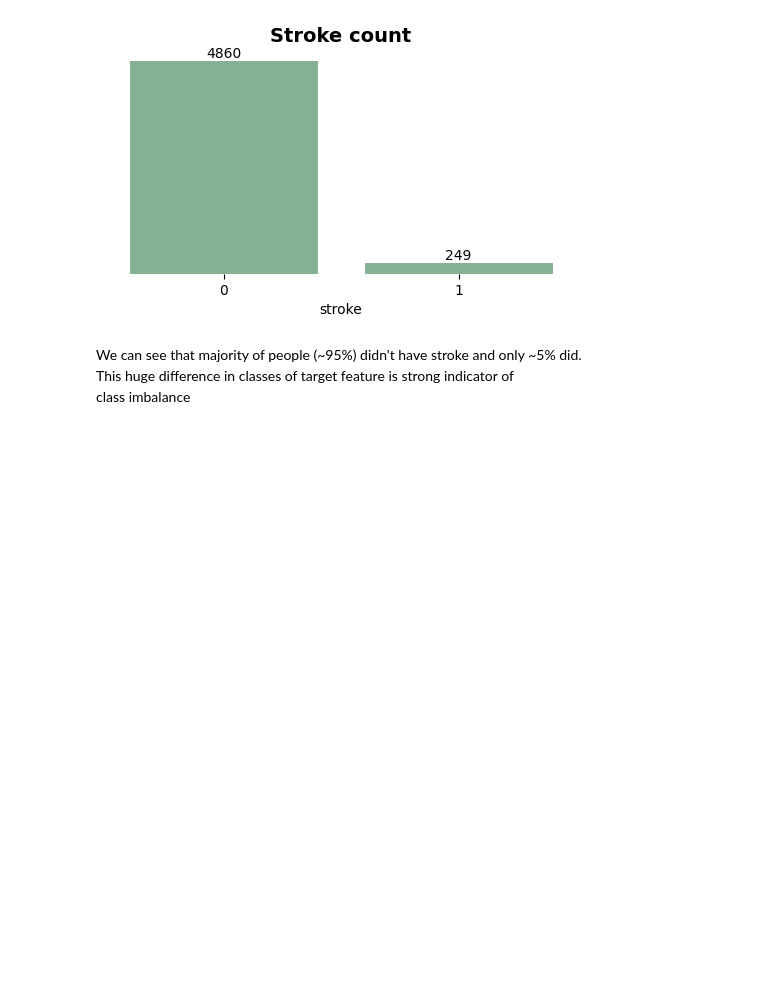
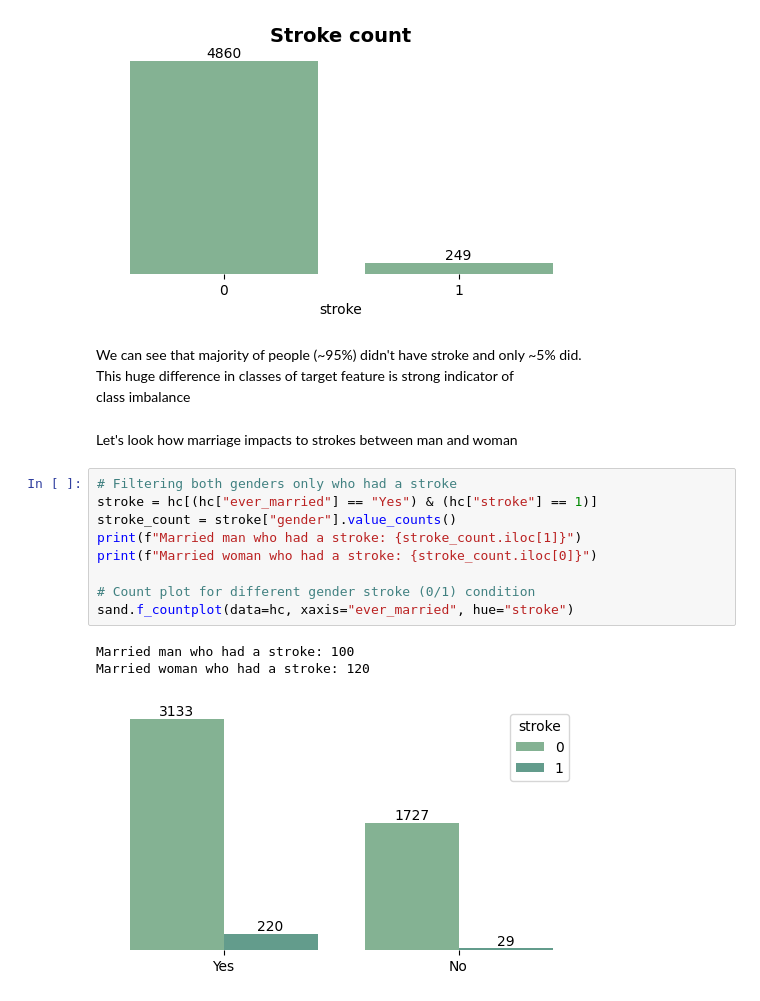
Before and after one commit to ShariYo/Modul3Sprint2, a Jupyter notebook: project/main.ipynb, the cells around one changed output. Drawn from its saved outputs; the diff is of its cells as text; blank space fills up the shorter version.

```diff
--- a/project/main.ipynb
+++ b/project/main.ipynb
@@ -525,3 +548,18 @@ plt.show()
 We can see that majority of people (~95%) didn't have stroke and only ~5% did.
 This huge difference in classes of target feature is strong indicator of
 class imbalance
+# %% [markdown]
+Let's look how marriage impacts to strokes between man and woman
+# %%
+# Filtering both genders only who had a stroke
+stroke = hc[(hc["ever_married"] == "Yes") & (hc["stroke"] == 1)]
+stroke_count = stroke["gender"].value_counts()
+print(f"Married man who had a stroke: {stroke_count.iloc[1]}")
+print(f"Married woman who had a stroke: {stroke_count.iloc[0]}")
+
+# Count plot for different gender stroke (0/1) condition
+sand.f_countplot(data=hc, xaxis="ever_married", hue="stroke")
+# %% [output]
+Married man who had a stroke: 100
+Married woman who had a stroke: 120
+[figure, added]
```
Also changed, not shown: parts of 11 cells of this notebook.
